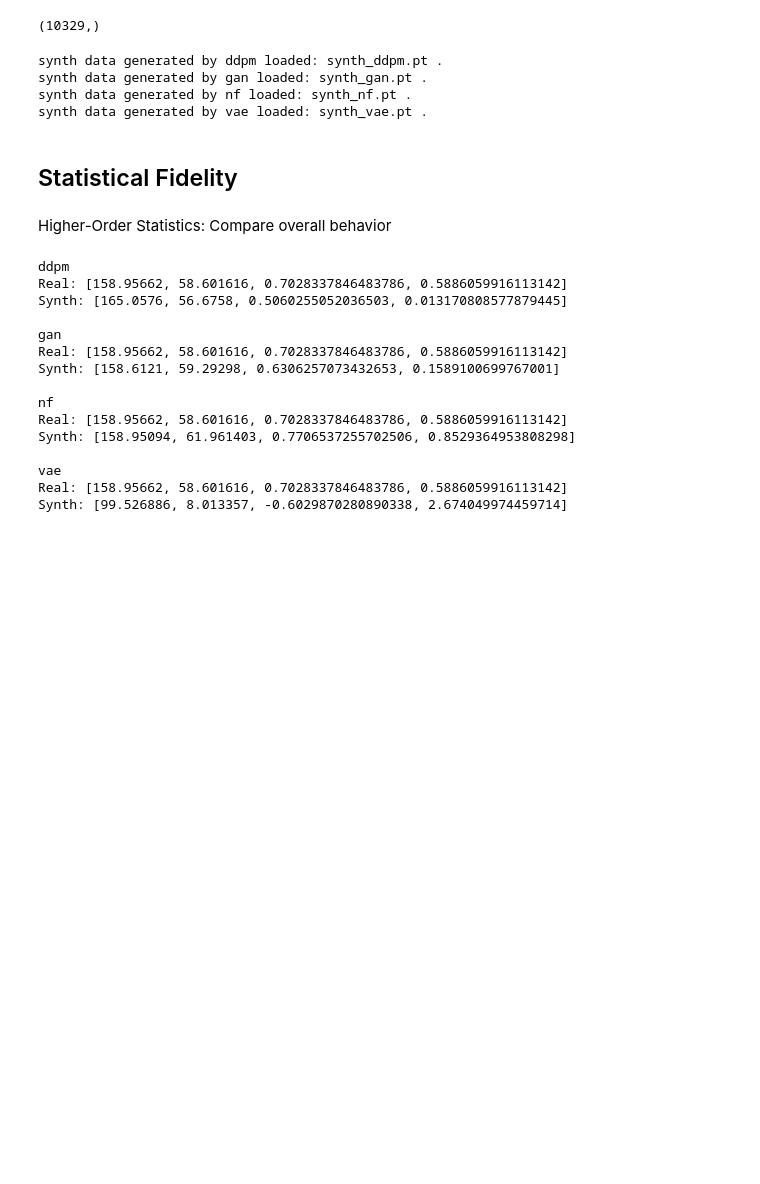
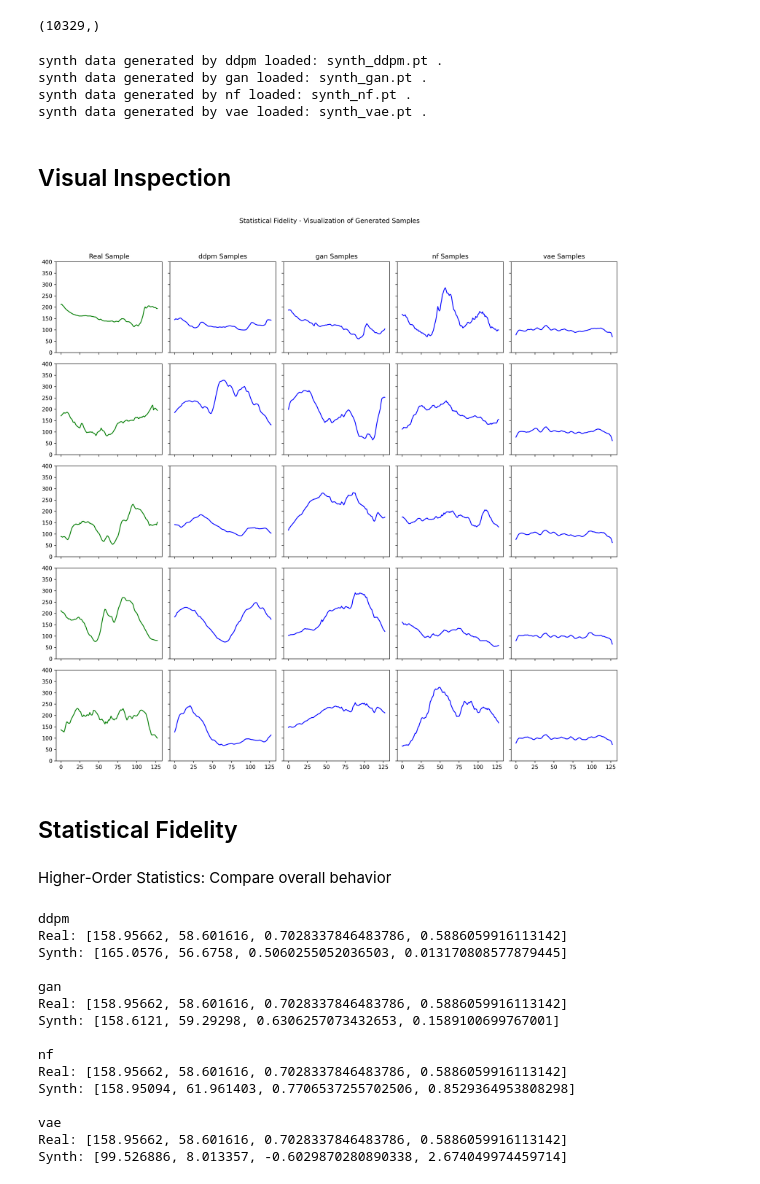
Before and after one commit to miro-4231/Synth_CGM, a Jupyter notebook: notebooks/data_analysis.ipynb, the cells around one changed output. Cells and saved outputs as stored; diff of their text form; code cells hidden in the pictures; blank space fills up the shorter version.

Commit message:
Completed the evaluation notebook:
- added visual examination

- added data augmentation evaluation

```diff
--- a/notebooks/data_analysis.ipynb
+++ b/notebooks/data_analysis.ipynb
@@ -76,6 +76,67 @@ Evaluation_results = {}
 Evaluation_results ["StatisticalFidelity"] = {}
 # %%
 X = np.concatenate([X_train, X_val])
+# %% [markdown]
+## Visual Inspection
+# %%
+import matplotlib.pyplot as plt
+import random
+import numpy as np
+
+num_samples_to_plot = 5
+num_datasets = 5
+
+dpi = 300
+plt.rcParams['figure.dpi'] = dpi
+
+
+fig, axes = plt.subplots(
+    nrows=num_samples_to_plot,
+    ncols=num_datasets,
+    figsize=(15, 15),
+    sharey=True,
+    sharex=True
+)
+
+
+for row_idx in range(num_samples_to_plot):
+    ax = axes[row_idx, 0]
+
+    random_index = random.randint(0, len(X_train) - 1)
+    sample = X_train[random_index]
+
+    ax.plot(sample, color='green')
+    ax.set_ylim(0, 400)
+
+    if row_idx == 0:
+        ax.set_title("Real Sample")
+
+col_idx = 1
+for model_name, X_synth in generated_data.items():
+
+    if len(X_synth) == 0:
+        print(f"Warning: No data available for model {model_name}. Skipping column {col_idx}.")
+        col_idx += 1
+        continue
+
+    for row_idx in range(num_samples_to_plot):
+        ax = axes[row_idx, col_idx]
+
+        random_index = random.randint(0, len(X_synth) - 1)
+        sample = X_synth[random_index]
+
+        ax.plot(sample, color='blue')
+
+        if row_idx == 0:
+            ax.set_title(f"{model_name} Samples")
+
+    col_idx += 1
+
+plt.suptitle("Statistical Fidelity - Visualization of Generated Samples")
+plt.tight_layout(rect=[0, 0.03, 1, 0.95])
+plt.show()
+# %% [output]
+[figure, added]
 # %% [markdown]
 ## Statistical Fidelity
 # %% [markdown]
```
Also changed, not shown: parts of 9 cells of this notebook.
